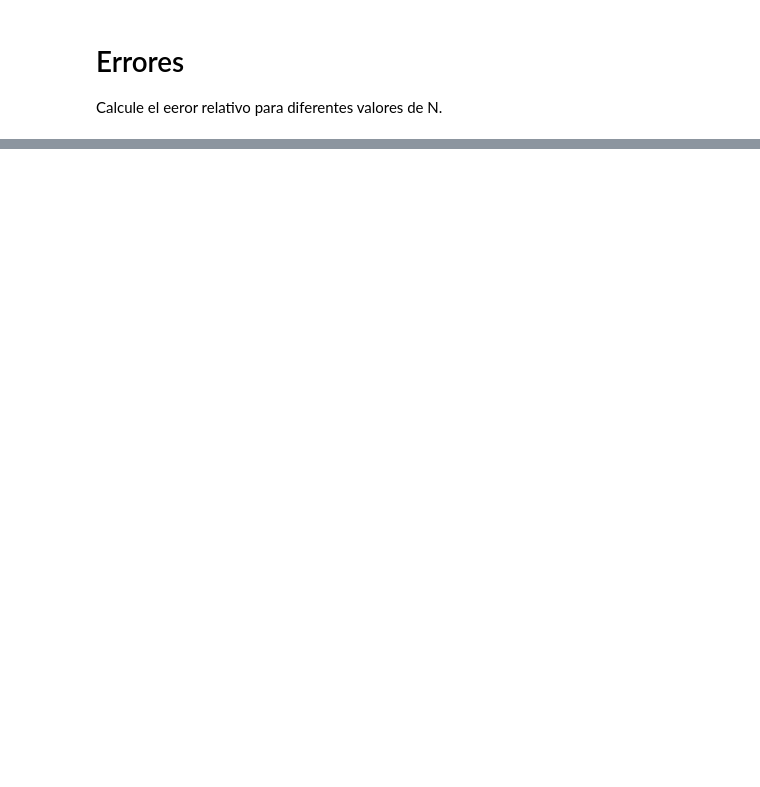
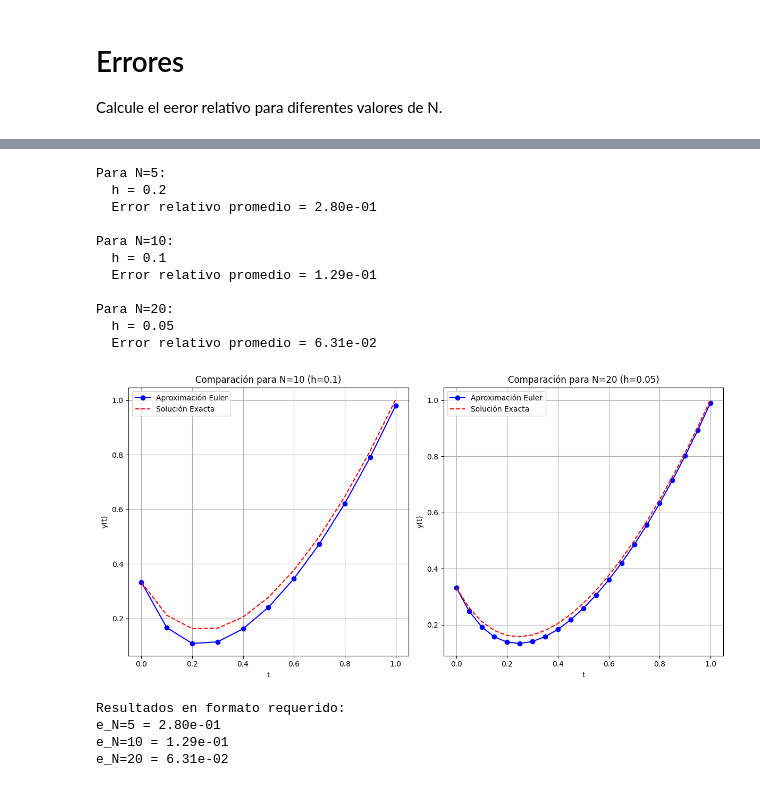
Before and after one commit to Alejandro0122/Exam2-Metodos, a Jupyter notebook: Ex2-Metodos/ODE/p7_ODE.ipynb, the cells around one changed output, grey strips where cells are left out. Cells and saved outputs as stored; diff of their text form; code cells hidden in the pictures; blank space fills up the shorter version.

```diff
--- a/Ex2-Metodos/ODE/p7_ODE.ipynb
+++ b/Ex2-Metodos/ODE/p7_ODE.ipynb
@@ -205,0 +84,56 @@ def ODE_euler_nth(
+# %%
+# Calcular error relativo
+for N, data in results.items():
+    print(f"Para N={N}:")
+    print(f"  h = {data['h']}")
+    print(f"  Error relativo promedio = {data['average_error']:.2e}")
+    print()
+
+# Graficar resultados para N=10 y N=20
+plt.figure(figsize=(12, 6))
+
+# Gráfico para N=10
+plt.subplot(1, 2, 1)
+plt.plot(results[10]['ts'], results[10]['ys'], 'b-o', label='Aproximación Euler')
+plt.plot(results[10]['ts'], results[10]['exact_ys'], 'r--', label='Solución Exacta')
+plt.title(f'Comparación para N=10 (h={results[10]["h"]})')
+plt.xlabel('t')
+plt.ylabel('y(t)')
+plt.legend()
+plt.grid(True)
+
+# Gráfico para N=20
+plt.subplot(1, 2, 2)
+plt.plot(results[20]['ts'], results[20]['ys'], 'b-o', label='Aproximación Euler')
+plt.plot(results[20]['ts'], results[20]['exact_ys'], 'r--', label='Solución Exacta')
+plt.title(f'Comparación para N=20 (h={results[20]["h"]})')
+plt.xlabel('t')
+plt.ylabel('y(t)')
+plt.legend()
+plt.grid(True)
+
+plt.tight_layout()
+plt.show()
+
+# Resultados en formato solicitado
+print("\nResultados en formato requerido:")
+print(f"e_N=5 = {results[5]['average_error']:.2e}")
+print(f"e_N=10 = {results[10]['average_error']:.2e}")
+print(f"e_N=20 = {results[20]['average_error']:.2e}")
+# %% [output]
+Para N=5:
+  h = 0.2
+  Error relativo promedio = 2.80e-01
+
+Para N=10:
+  h = 0.1
+  Error relativo promedio = 1.29e-01
+
+Para N=20:
+  h = 0.05
+  Error relativo promedio = 6.31e-02
+[figure, added]
+Resultados en formato requerido:
+e_N=5 = 2.80e-01
+e_N=10 = 1.29e-01
+e_N=20 = 6.31e-02
```
Also changed, not shown: parts of 4 cells of this notebook.
